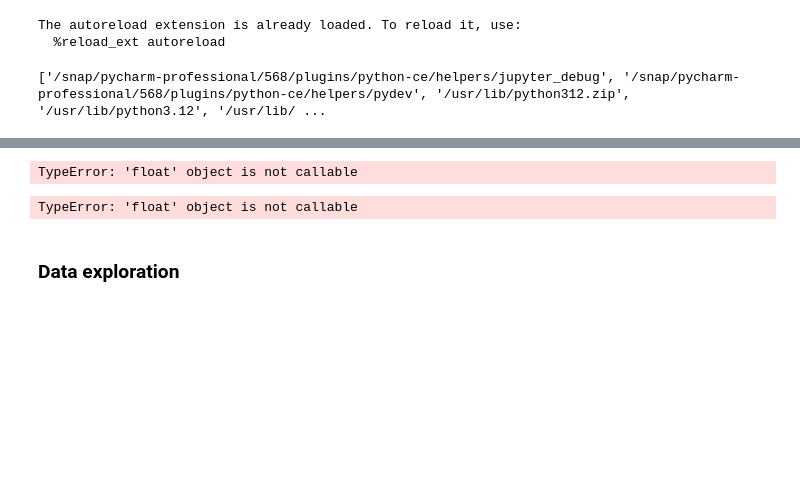
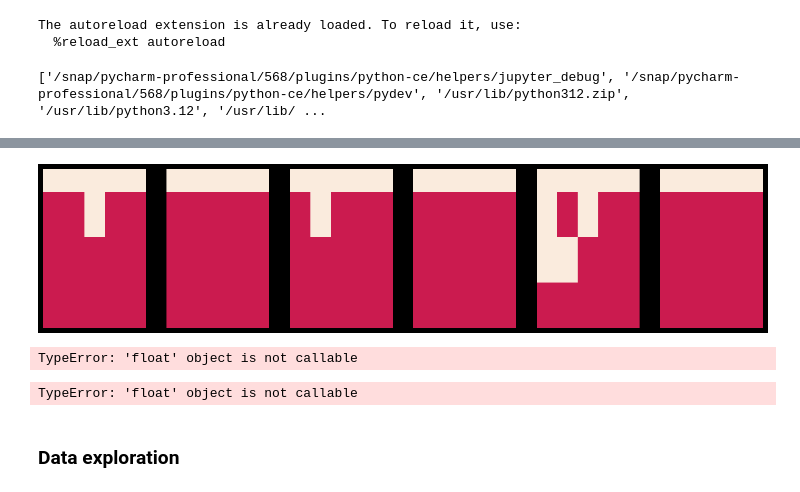
Before and after one commit to bayesflow-org/CogFormer, a Jupyter notebook: playgrounds/model_family_playground.ipynb, the cells around one changed output, grey strips where cells are left out. Cells and saved outputs as stored; diff of their text form; code cells hidden in the pictures; blank space fills up the shorter version.

```diff
--- a/playgrounds/model_family_playground.ipynb
+++ b/playgrounds/model_family_playground.ipynb
@@ -36,10 +38,6 @@ ddm_samples = ddm_family.batch_sample(
     num_obs=500,
     max_num_regressors=3,
     max_num_categories=3,
-    mask_randomizer_kwargs=dict(
-        free_intrinsics={"v", "a", "tau"},
-        fixed_intrinsics={"s_v", "s_tau"}
-    ),
     flatten_param_outputs=False
 )
 # %%
@@ -61,3 +79,9 @@ max_num_categories 3
+# %%
+f, axarr = plt.subplots(1, 6, figsize=(18, 4))
+for i, ax in enumerate(axarr.flat):
+    sns.heatmap(ddm_samples["param_masks"][i], cbar=False, xticklabels=False, yticklabels=False, ax=ax, vmin=-1, vmax=1)
+# %% [output]
+[figure, added]
 # %%
 rdm_family = NestedModelFamily(
     name='RDM',
```
Also changed, not shown: parts of 3 cells of this notebook, 2 other files.
